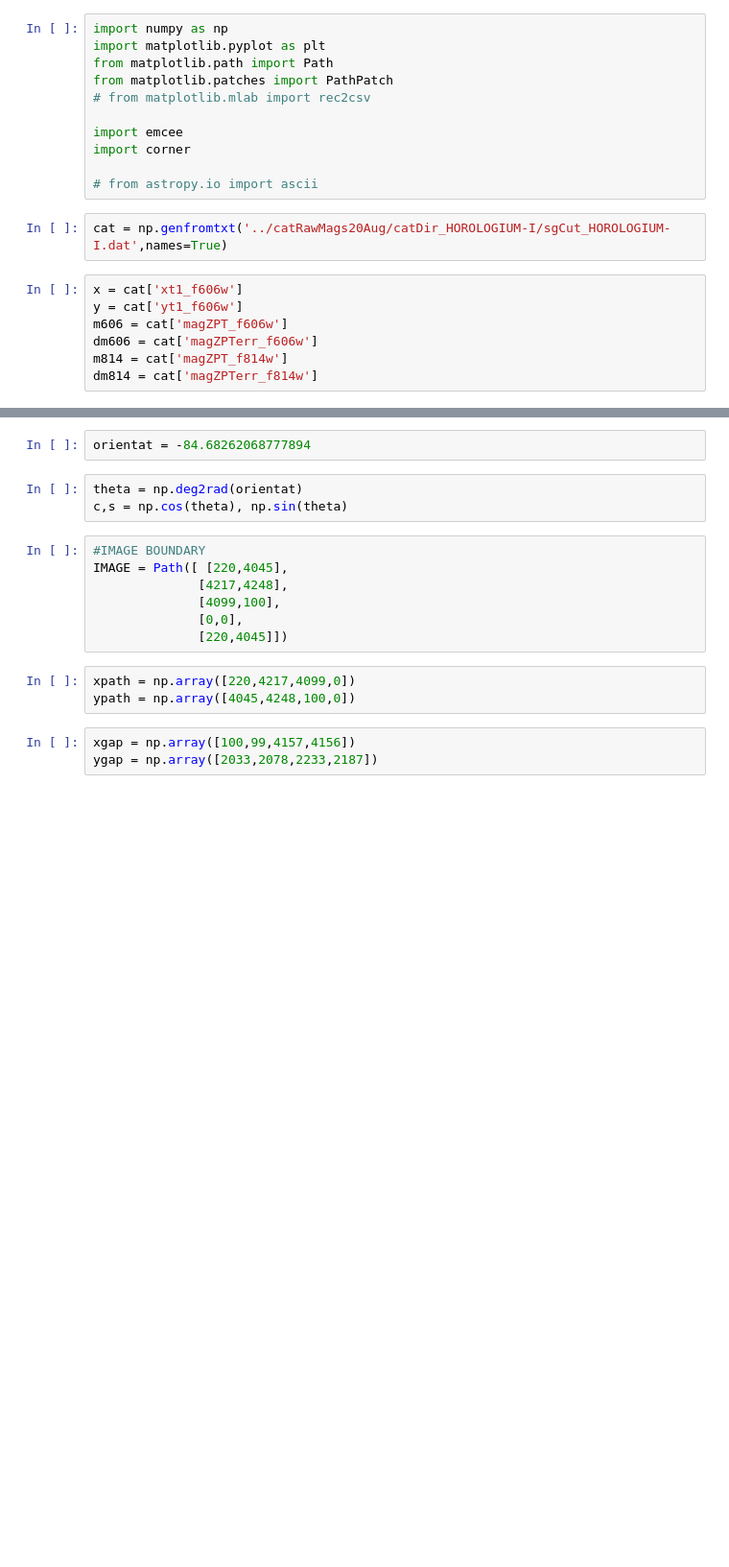
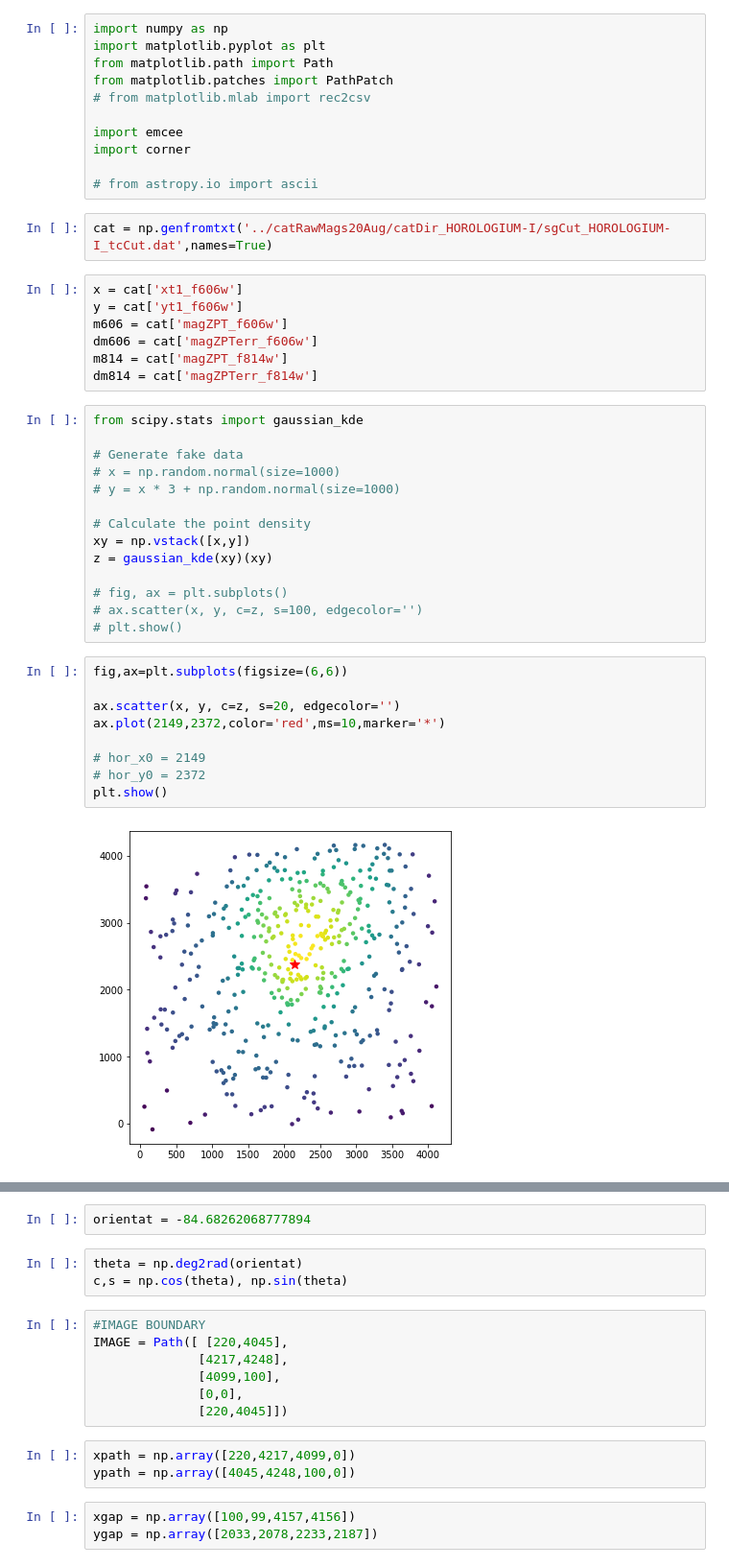
Before and after one commit to hrichstein/photRun0520, a Jupyter notebook: morphology/hor1test.ipynb, the cells around one changed output, grey strips where cells are left out. Shown at 96% size. Drawn from its saved outputs; the diff is of its cells as text; blank space fills up the shorter version.

```diff
--- a/morphology/hor1test.ipynb
+++ b/morphology/hor1test.ipynb
@@ -10,7 +10,7 @@ import corner
 
 # from astropy.io import ascii
 # %%
-cat = np.genfromtxt('../catRawMags20Aug/catDir_HOROLOGIUM-I/sgCut_HOROLOGIUM-I.dat',names=True)
+cat = np.genfromtxt('../catRawMags20Aug/catDir_HOROLOGIUM-I/sgCut_HOROLOGIUM-I_tcCut.dat',names=True)
 # %%
 x = cat['xt1_f606w']
 y = cat['yt1_f606w']
@@ -18,3 +18,28 @@ m606 = cat['magZPT_f606w']
 dm606 = cat['magZPTerr_f606w']
 m814 = cat['magZPT_f814w']
 dm814 = cat['magZPTerr_f814w']
+# %%
+from scipy.stats import gaussian_kde
+
+# Generate fake data
+# x = np.random.normal(size=1000)
+# y = x * 3 + np.random.normal(size=1000)
+
+# Calculate the point density
+xy = np.vstack([x,y])
+z = gaussian_kde(xy)(xy)
+
+# fig, ax = plt.subplots()
+# ax.scatter(x, y, c=z, s=100, edgecolor='')
+# plt.show()
+# %%
+fig,ax=plt.subplots(figsize=(6,6))
+
+ax.scatter(x, y, c=z, s=20, edgecolor='')
+ax.plot(2149,2372,color='red',ms=10,marker='*')
+
+# hor_x0 = 2149
+# hor_y0 = 2372
+plt.show()
+# %% [output]
+[figure, added]
```
Also changed, not shown: parts of 20 cells of this notebook, 4 other files.
